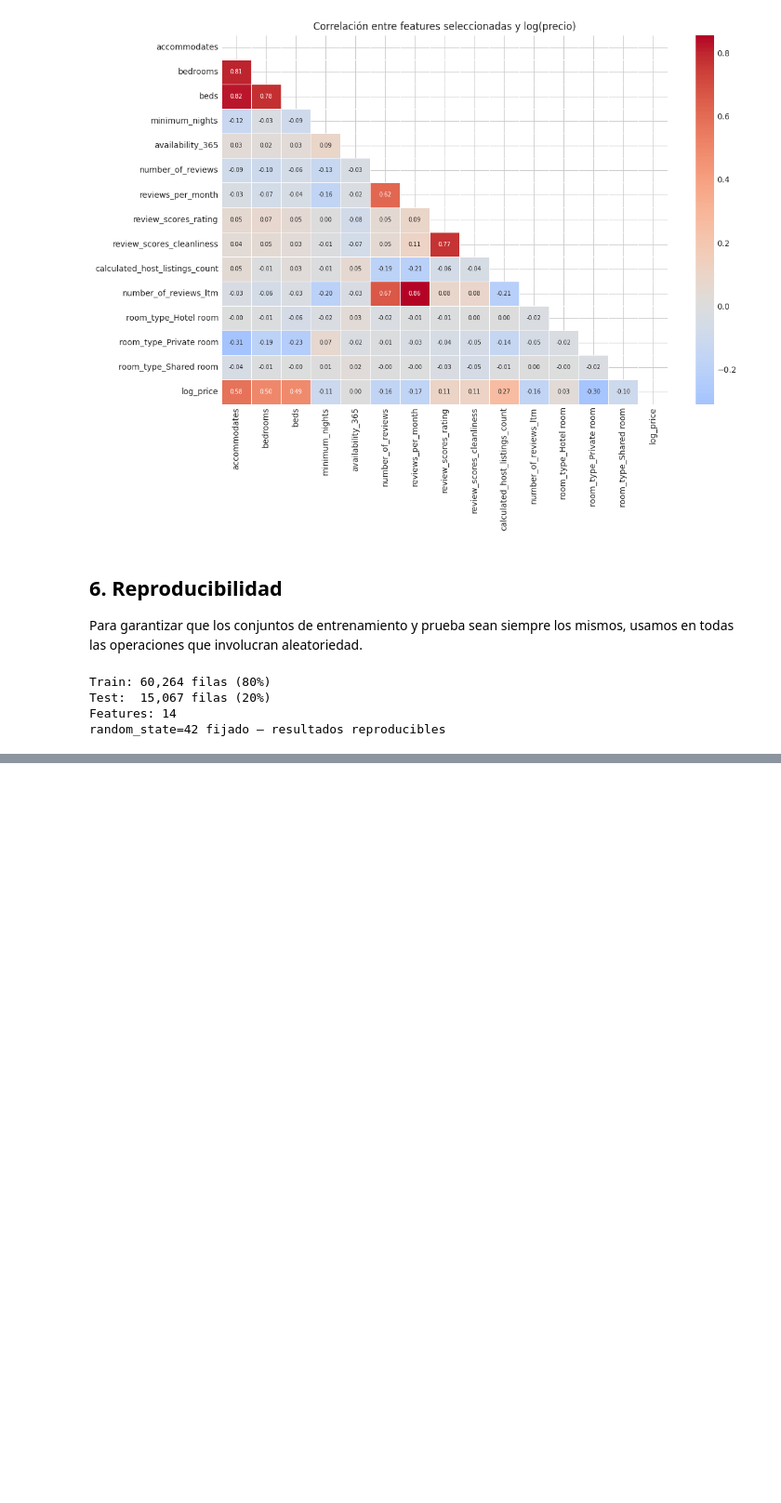
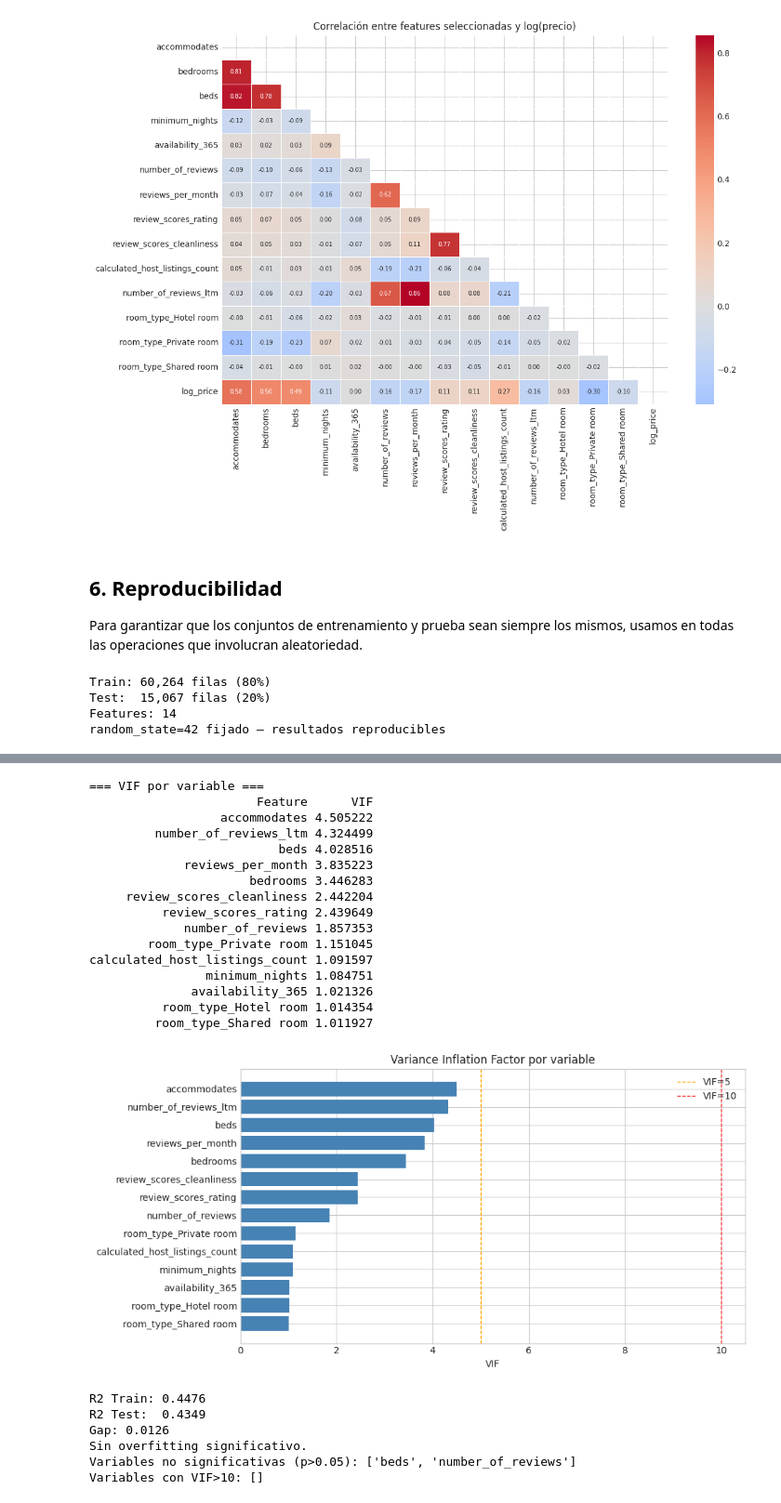
Before and after one commit to Jonialen/mineDatos-lab3, a Jupyter notebook: lab3.ipynb, the cells around one changed output, grey strips where cells are left out. Shown at 93% size. Drawn from its saved outputs; the diff is of its cells as text; code cells hidden in the pictures; blank space fills up the shorter version.

```diff
--- a/lab3.ipynb
+++ b/lab3.ipynb
@@ -450,0 +600,62 @@ random_state=42 fijado — resultados reproducibles
+# %%
+X_vif = sm.add_constant(X_train.astype(float))
+vif_data = pd.DataFrame()
+vif_data["Feature"] = X_vif.columns
+vif_data["VIF"] = [variance_inflation_factor(X_vif.values, i) for i in range(X_vif.shape[1])]
+vif_data = vif_data[vif_data["Feature"] != "const"].sort_values("VIF", ascending=False)
+
+print("=== VIF por variable ===")
+print(vif_data.to_string(index=False))
+
+plt.figure(figsize=(10, 5))
+colors_vif = ["red" if v > 10 else "orange" if v > 5 else "steelblue" for v in vif_data["VIF"]]
+plt.barh(vif_data["Feature"][::-1], vif_data["VIF"][::-1], color=colors_vif[::-1])
+plt.axvline(5,  color="orange", linestyle="--", linewidth=1, label="VIF=5")
+plt.axvline(10, color="red",    linestyle="--", linewidth=1, label="VIF=10")
+plt.xlabel("VIF")
+plt.title("Variance Inflation Factor por variable")
+plt.legend()
+plt.tight_layout()
+plt.show()
+# %% [output]
+=== VIF por variable ===
+                       Feature      VIF
+                  accommodates 4.505222
+         number_of_reviews_ltm 4.324499
+                          beds 4.028516
+             reviews_per_month 3.835223
+                      bedrooms 3.446283
+     review_scores_cleanliness 2.442204
+          review_scores_rating 2.439649
+             number_of_reviews 1.857353
+        room_type_Private room 1.151045
+calculated_host_listings_count 1.091597
+                minimum_nights 1.084751
+              availability_365 1.021326
+          room_type_Hotel room 1.014354
+         room_type_Shared room 1.011927
+[figure, added]
+# %%
+gap = r2_multi_train - r2_multi_test
+print(f"R2 Train: {r2_multi_train:.4f}")
+print(f"R2 Test:  {r2_multi_test:.4f}")
+print(f"Gap: {gap:.4f}")
+
+if gap > 0.05:
+    print("Posible overfitting.")
+else:
+    print("Sin overfitting significativo.")
+
+pvals = model_ols.pvalues.drop("const")
+not_significant = pvals[pvals > 0.05]
+print(f"Variables no significativas (p>0.05): {list(not_significant.index)}")
+
+high_vif = vif_data[vif_data["VIF"] > 10]["Feature"].tolist()
+print(f"Variables con VIF>10: {high_vif}")
+# %% [output]
+R2 Train: 0.4476
+R2 Test:  0.4349
+Gap: 0.0126
+Sin overfitting significativo.
+Variables no significativas (p>0.05): ['beds', 'number_of_reviews']
+Variables con VIF>10: []
```
Also changed, not shown: parts of 22 cells of this notebook, 2 other files.
